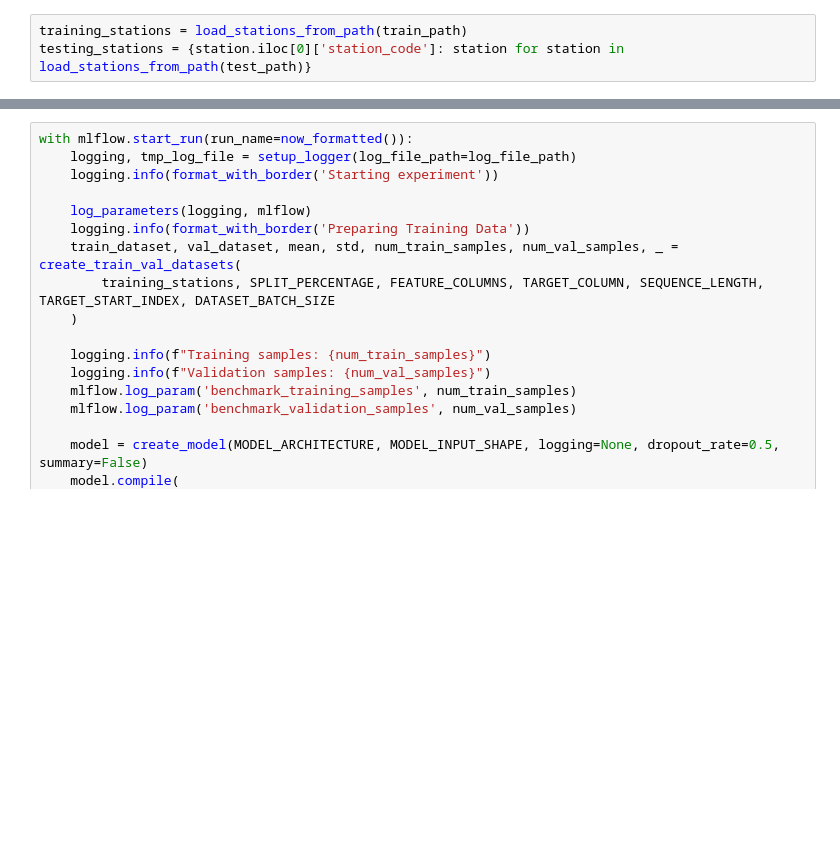
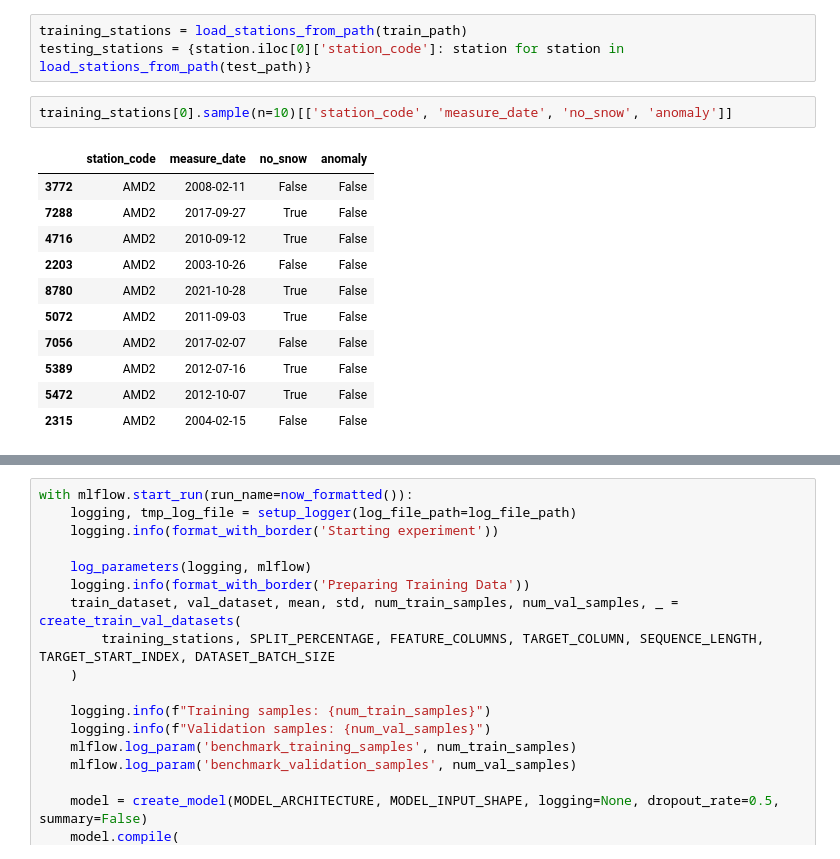
Before and after one commit to entorarifi/snow-height-anomaly-detection, a Jupyter notebook: notebooks/baseline.ipynb, the cells around one changed output, grey strips where cells are left out. Saved outputs shown, nothing was run; the diff lists cells and outputs as text; blank space fills up the shorter version.

```diff
--- a/notebooks/benchmark.ipynb
+++ b/notebooks/baseline.ipynb
@@ -73,3 +73,17 @@ def log_parameters(logging, mlflow):
 # %%
 training_stations = load_stations_from_path(train_path)
 testing_stations = {station.iloc[0]['station_code']: station for station in load_stations_from_path(test_path)}
+# %%
+training_stations[0].sample(n=10)[['station_code', 'measure_date', 'no_snow', 'anomaly']]
+# %% [output]
+|  | station_code | measure_date | no_snow | anomaly |
+| 3772 | AMD2 | 2008-02-11 | False | False |
+| 7288 | AMD2 | 2017-09-27 | True | False |
+| 4716 | AMD2 | 2010-09-12 | True | False |
+| 2203 | AMD2 | 2003-10-26 | False | False |
+| 8780 | AMD2 | 2021-10-28 | True | False |
+| 5072 | AMD2 | 2011-09-03 | True | False |
+| 7056 | AMD2 | 2017-02-07 | False | False |
+| 5389 | AMD2 | 2012-07-16 | True | False |
+| 5472 | AMD2 | 2012-10-07 | True | False |
+| 2315 | AMD2 | 2004-02-15 | False | False |
```
Also changed, not shown: parts of 4 cells of this notebook, 3 other files.
